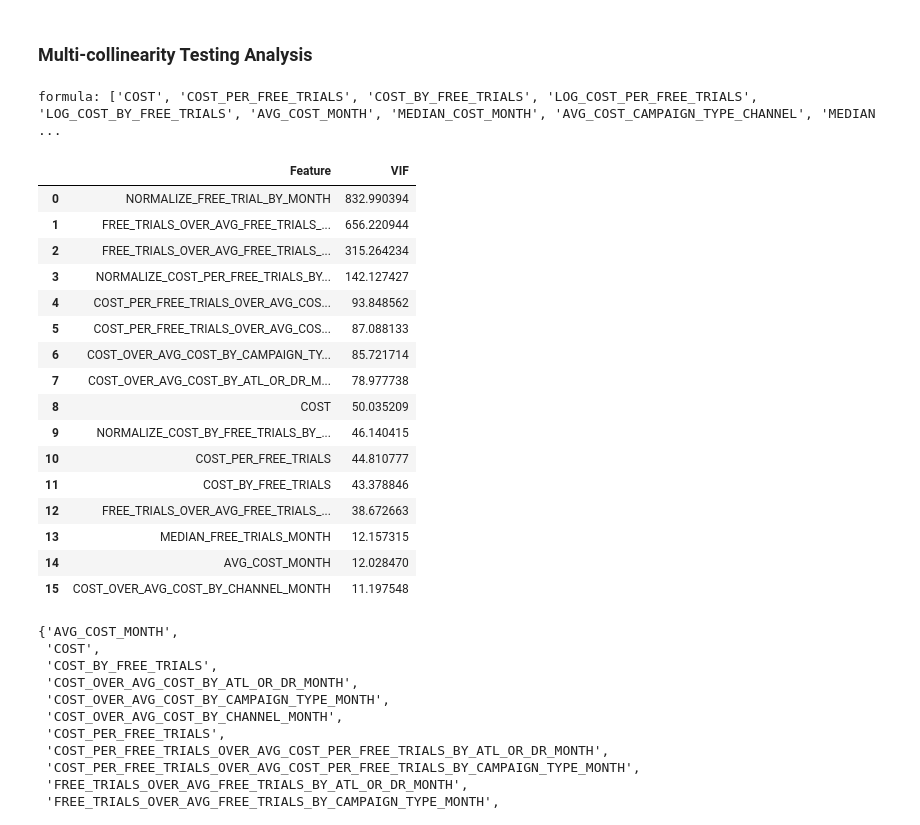
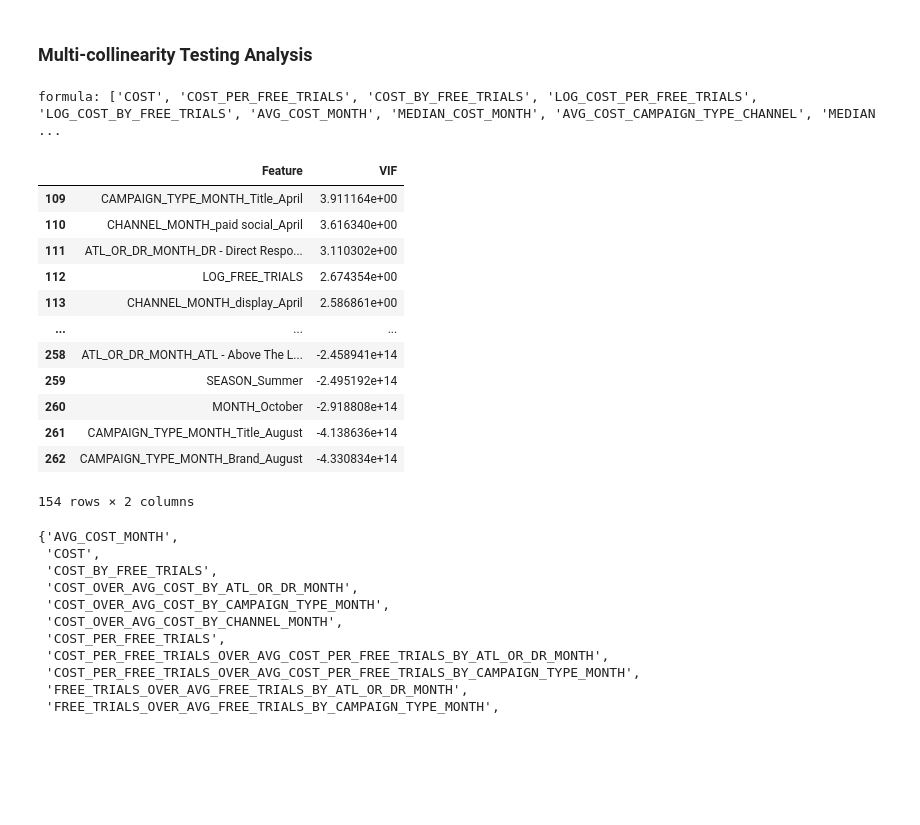
Before and after one commit to 11echeng/free-trial-analysis, a Jupyter notebook: notebooks/correlation_testing.ipynb, the cells around one changed output. Saved outputs shown, nothing was run; the diff lists cells and outputs as text; code cells hidden in the pictures; blank space fills up the shorter version.

```diff
--- a/notebooks/correlation_testing.ipynb
+++ b/notebooks/correlation_testing.ipynb
@@ -34,49 +37,55 @@ df.head(5)
 5 rows × 61 columns
 # %% [markdown]
 ### Multi-collinearity Testing Analysis
+# %%
+temp_formula=['MONTH',
+'ATL_OR_DR_MONTH',
+'CAMPAIGN_TYPE_MONTH',
+'CHANNEL_MONTH',
+'SEASON',
+'LOG_FREE_TRIALS',
+'LOG_COST_BY_FREE_TRIALS',
+'NORMALIZE_FREE_TRIAL_BY_MONTH',
+'NORMALIZE_COST_BY_FREE_TRIALS_BY_MONTH']
 # %%
 # df.columns
 
 # X_df= df.drop(columns=['FREE_TRIALS', 'ATL_OR_DR_CAMPAIGN_TYPE', 'ATL_OR_DR_CAMPAIGN_TYPE_CHANNEL', 'ATL_OR_DR_CAMPAIGN_TYPE_CHANNEL_MONTH',
 #                          'ATL_OR_DR_CAMPAIGN_TYPE_MONTH', 'ATL_OR_DR_CHANNEL_MONTH', 'CAMPAIGN_TYPE_CHANNEL_MONTH', 'CAMPAIGN_TYPE_MONTH', 'CHANNEL_MONTH',
 #                            'LOG_FREE_TRIALS', 'ATL_OR_DR_MONTH'], axis=1)
 # X_df.columns
 #
 hashmap = get_data_attributes(df)
 formula = hashmap['numerical']
 formula.remove('FREE_TRIALS')
 formula.remove('LOG_FREE_TRIALS')
 formula.remove('LOG_COST')
 formula.extend(['CHANNEL', 'HOLIDAY_FLAG', 'SEASON']) #'CHANNEL'
 print("formula:", formula)
-temp_df = df[formula]
-vif_result = compute_vif(
+temp_df = df[temp_formula]
+vif_result = compute_vif_vectorized(#compute_vif(
     data=temp_df,
 )
 vif_result
 # '''
 # Try an aggregation calculation by Channel and month? So 2 group by's?
 # '''
-vif_result[(vif_result['VIF'] > 10) | (vif_result['VIF'] == float('inf'))]
+vif_result[(vif_result['VIF']  <10) | (vif_result['VIF'] == float('inf'))]
 # %% [output]
 formula: ['COST', 'COST_PER_FREE_TRIALS', 'COST_BY_FREE_TRIALS', 'LOG_COST_PER_FREE_TRIALS', 'LOG_COST_BY_FREE_TRIALS', 'AVG_COST_MONTH', 'MEDIAN_COST_MONTH', 'AVG_COST_CAMPAIGN_TYPE_CHANNEL', 'MEDIAN ...
 |  | Feature | VIF |
-| 0 | NORMALIZE_FREE_TRIAL_BY_MONTH | 832.990394 |
-| 1 | FREE_TRIALS_OVER_AVG_FREE_TRIALS_... | 656.220944 |
-| 2 | FREE_TRIALS_OVER_AVG_FREE_TRIALS_... | 315.264234 |
-| 3 | NORMALIZE_COST_PER_FREE_TRIALS_BY... | 142.127427 |
-| 4 | COST_PER_FREE_TRIALS_OVER_AVG_COS... | 93.848562 |
-| 5 | COST_PER_FREE_TRIALS_OVER_AVG_COS... | 87.088133 |
-| 6 | COST_OVER_AVG_COST_BY_CAMPAIGN_TY... | 85.721714 |
-| 7 | COST_OVER_AVG_COST_BY_ATL_OR_DR_M... | 78.977738 |
-| 8 | COST | 50.035209 |
-| 9 | NORMALIZE_COST_BY_FREE_TRIALS_BY_... | 46.140415 |
-| 10 | COST_PER_FREE_TRIALS | 44.810777 |
-| 11 | COST_BY_FREE_TRIALS | 43.378846 |
-| 12 | FREE_TRIALS_OVER_AVG_FREE_TRIALS_... | 38.672663 |
-| 13 | MEDIAN_FREE_TRIALS_MONTH | 12.157315 |
-| 14 | AVG_COST_MONTH | 12.028470 |
-| 15 | COST_OVER_AVG_COST_BY_CHANNEL_MONTH | 11.197548 |
+| 109 | CAMPAIGN_TYPE_MONTH_Title_April | 3.911164e+00 |
+| 110 | CHANNEL_MONTH_paid social_April | 3.616340e+00 |
+| 111 | ATL_OR_DR_MONTH_DR - Direct Respo... | 3.110302e+00 |
+| 112 | LOG_FREE_TRIALS | 2.674354e+00 |
+| 113 | CHANNEL_MONTH_display_April | 2.586861e+00 |
+| ... | ... | ... |
+| 258 | ATL_OR_DR_MONTH_ATL - Above The L... | -2.458941e+14 |
+| 259 | SEASON_Summer | -2.495192e+14 |
+| 260 | MONTH_October | -2.918808e+14 |
+| 261 | CAMPAIGN_TYPE_MONTH_Title_August | -4.138636e+14 |
+| 262 | CAMPAIGN_TYPE_MONTH_Brand_August | -4.330834e+14 |
+154 rows × 2 columns
 # %%
 numerical_hashset = set(list(vif_result[(vif_result['VIF'] > 10) | (vif_result['VIF'] == float('inf'))]['Feature']))
 # %%
```
Also changed, not shown: parts of 1 cell of this notebook, 8 other files.
